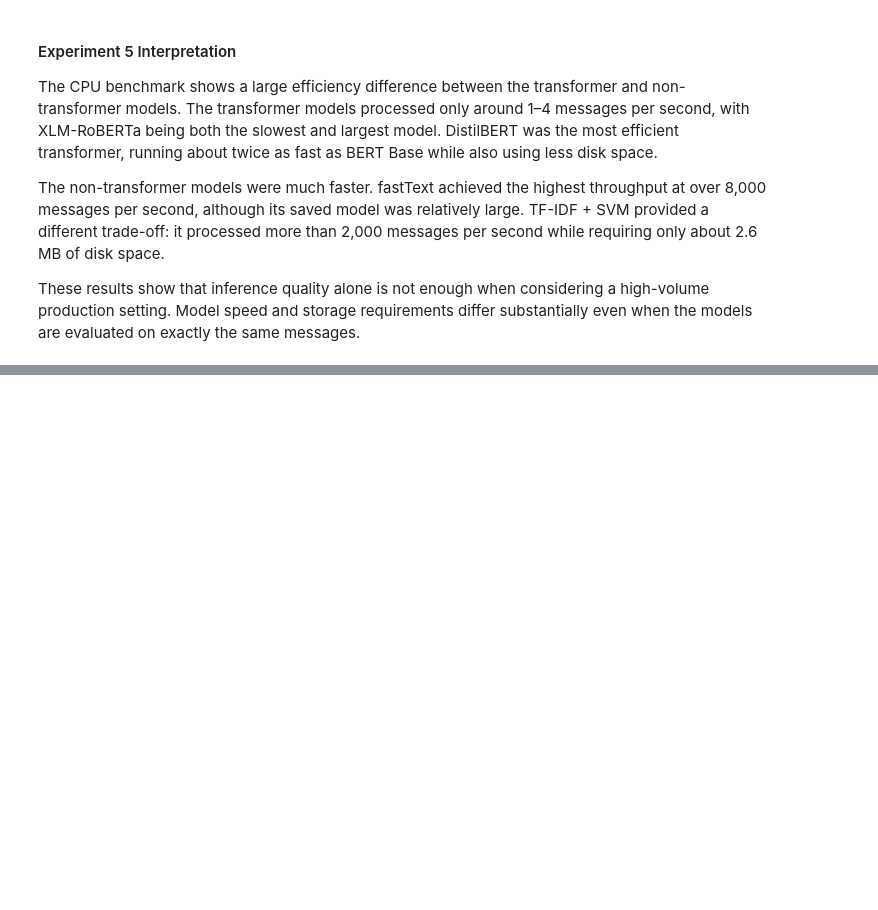
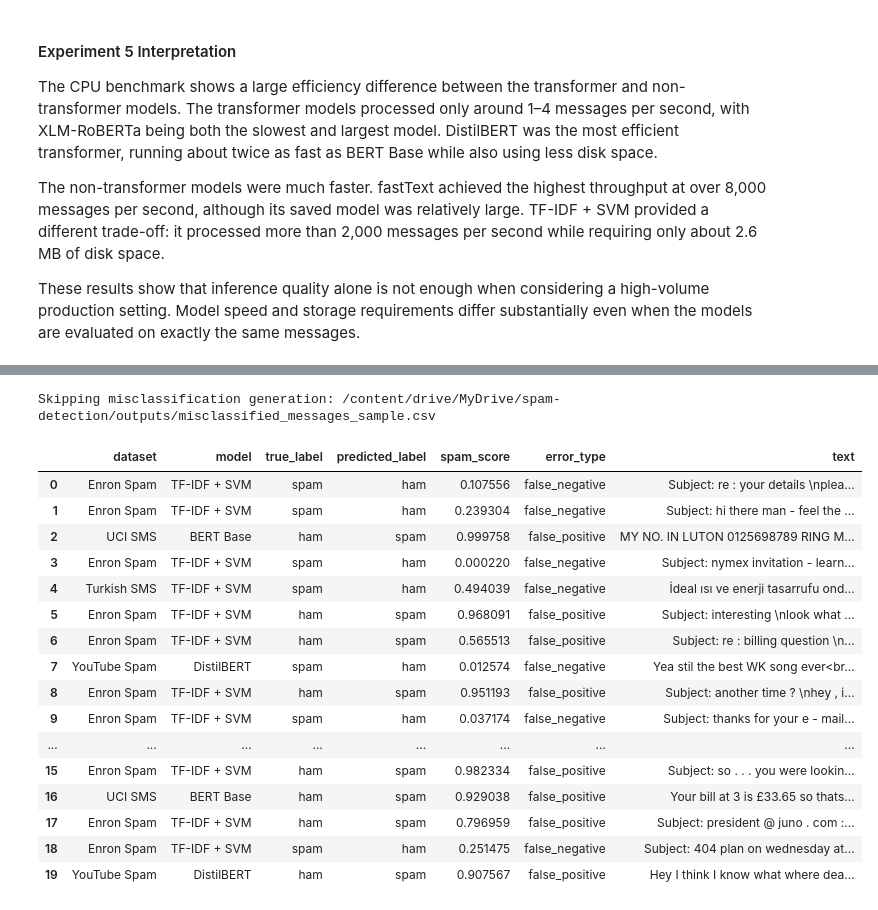
Before and after one commit to ddolapcioglu24/spam-detection, a Jupyter notebook: notebooks/spam_detection.ipynb, the cells around one changed output, grey strips where cells are left out. Cells and saved outputs as stored; diff of their text form; code cells hidden in the pictures; blank space fills up the shorter version.

```diff
--- a/notebooks/spam_detection.ipynb
+++ b/notebooks/spam_detection.ipynb
@@ -1842,0 +2112,77 @@ These results show that inference quality alone is not enough when considering a
+# %%
+MISCLASSIFICATION_PATH = (
+    "/content/drive/MyDrive/spam-detection/outputs/"
+    "misclassified_messages_sample.csv"
+)
+
+# Reuse the saved sample if it already exists.
+if os.path.exists(MISCLASSIFICATION_PATH):
+    print(
+        "Skipping misclassification generation: "
+        f"{MISCLASSIFICATION_PATH}"
+    )
+
+    misclassification_sample = pd.read_csv(
+        MISCLASSIFICATION_PATH
+    )
+
+else:
+    # Use the highest-F1 model from Experiment 1 for each dataset.
+    best_models = {
+        "UCI SMS": "BERT Base",
+        "Turkish SMS": "TF-IDF + SVM",
+        "YouTube Spam": "DistilBERT",
+        "Enron Spam": "TF-IDF + SVM",
+    }
+
+    all_mistakes = []
+
+    for dataset_name, model_name in best_models.items():
+        _, test_df = dataset_splits[dataset_name]
+
+        mistakes = get_misclassified_messages_for_model(
+            test_df=test_df,
+            model_class=model_classes[model_name],
+            model_dir=EXPERIMENT_1_MODEL_DIR,
+            dataset_name=dataset_name,
+            model_name=model_name,
+        )
+
+        all_mistakes.append(mistakes)
+
+    all_mistakes_df = pd.concat(
+        all_mistakes,
+        ignore_index=True,
+    )
+
+    # Select 20 mistakes reproducibly for manual inspection.
+    misclassification_sample = all_mistakes_df.sample(
+        n=min(20, len(all_mistakes_df)),
+        random_state=42,
+    ).reset_index(drop=True)
+
+    misclassification_sample.to_csv(
+        MISCLASSIFICATION_PATH,
+        index=False,
+    )
+
+misclassification_sample
+# %% [output]
+Skipping misclassification generation: /content/drive/MyDrive/spam-detection/outputs/misclassified_messages_sample.csv
+|  | dataset | model | true_label | predicted_label | spam_score | error_type | text |
+| 0 | Enron Spam | TF-IDF + SVM | spam | ham | 0.107556 | false_negative | Subject: re : your details \nplea... |
+| 1 | Enron Spam | TF-IDF + SVM | spam | ham | 0.239304 | false_negative | Subject: hi there man - feel the ... |
+| 2 | UCI SMS | BERT Base | ham | spam | 0.999758 | false_positive | MY NO. IN LUTON 0125698789 RING M... |
+| 3 | Enron Spam | TF-IDF + SVM | spam | ham | 0.000220 | false_negative | Subject: nymex invitation - learn... |
+| 4 | Turkish SMS | TF-IDF + SVM | spam | ham | 0.494039 | false_negative | İdeal ısı ve enerji tasarrufu ond... |
+| 5 | Enron Spam | TF-IDF + SVM | ham | spam | 0.968091 | false_positive | Subject: interesting \nlook what ... |
+| 6 | Enron Spam | TF-IDF + SVM | ham | spam | 0.565513 | false_positive | Subject: re : billing question \n... |
+| 7 | YouTube Spam | DistilBERT | spam | ham | 0.012574 | false_negative | Yea stil the best WK song ever<br... |
+| 8 | Enron Spam | TF-IDF + SVM | ham | spam | 0.951193 | false_positive | Subject: another time ? \nhey , i... |
+| 9 | Enron Spam | TF-IDF + SVM | spam | ham | 0.037174 | false_negative | Subject: thanks for your e - mail... |
+| ... | ... | ... | ... | ... | ... | ... | ... |
+| 15 | Enron Spam | TF-IDF + SVM | ham | spam | 0.982334 | false_positive | Subject: so . . . you were lookin... |
+| 16 | UCI SMS | BERT Base | ham | spam | 0.929038 | false_positive | Your bill at 3 is £33.65 so thats... |
+| 17 | Enron Spam | TF-IDF + SVM | ham | spam | 0.796959 | false_positive | Subject: president @ juno . com :... |
+| 18 | Enron Spam | TF-IDF + SVM | spam | ham | 0.251475 | false_negative | Subject: 404 plan on wednesday at... |
+| 19 | YouTube Spam | DistilBERT | ham | spam | 0.907567 | false_positive | Hey I think I know what where dea... |
```
Also changed, not shown: parts of 33 cells of this notebook.
